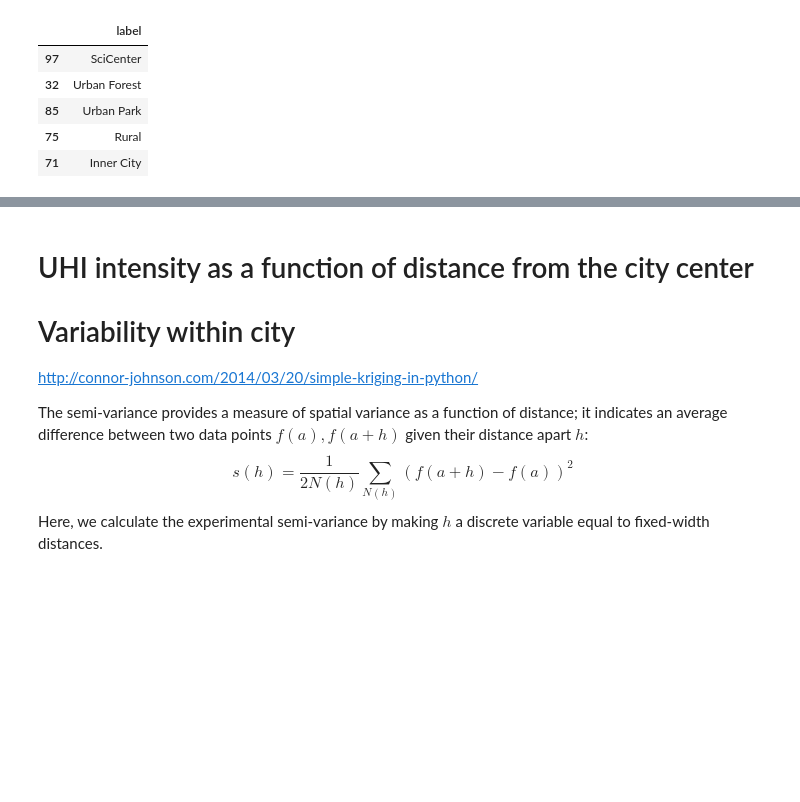
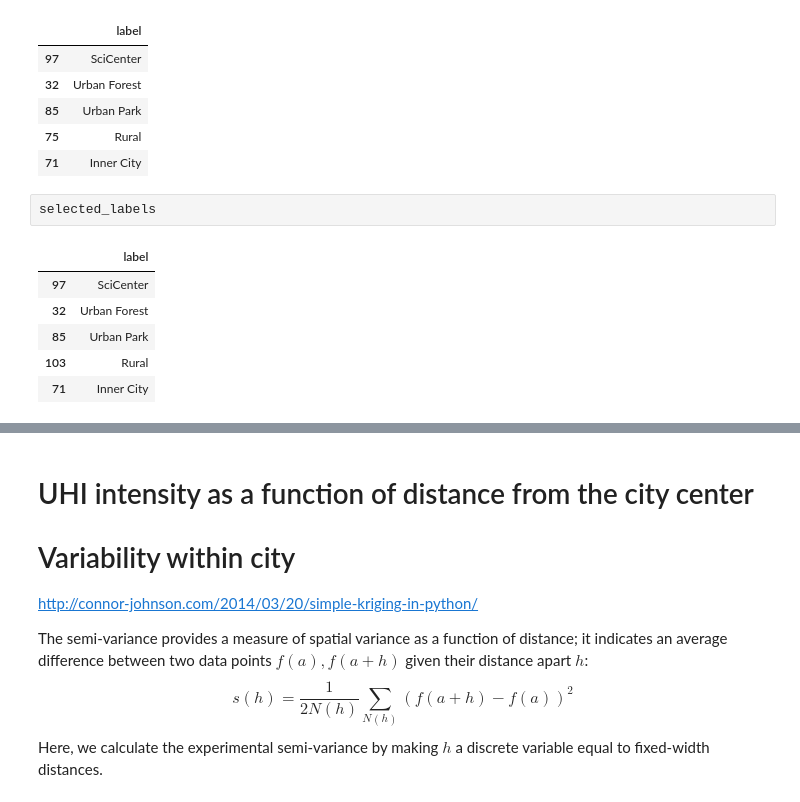
Before and after one commit to gottscott/finalthesischapter, a Jupyter notebook: CharacteristicsBaltimoreUHI.ipynb, the cells around one changed output, grey strips where cells are left out. Saved outputs shown, nothing was run; the diff lists cells and outputs as text; blank space fills up the shorter version.

```diff
--- a/CharacteristicsBaltimoreUHI.ipynb
+++ b/CharacteristicsBaltimoreUHI.ipynb
@@ -364,6 +370,15 @@ selected_labels
 | 85 | Urban Park |
 | 75 | Rural |
 | 71 | Inner City |
+# %%
+selected_labels
+# %% [output]
+|  | label |
+| 97 | SciCenter |
+| 32 | Urban Forest |
+| 85 | Urban Park |
+| 103 | Rural |
+| 71 | Inner City |
 # %%
 plt.figure(figsize = [15,5])
 selected_labels = pd.DataFrame(['SciCenter', 'Urban Forest', 'Urban Park', 'Rural', 'Inner City'], columns=['label'], index = selected, )
```
Also changed, not shown: parts of 5 cells of this notebook.
